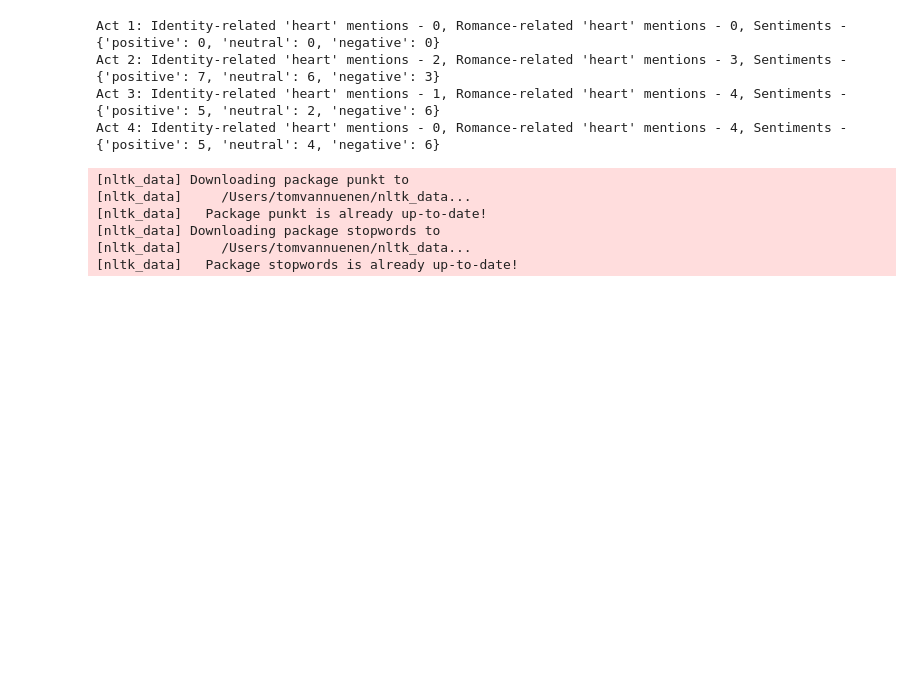
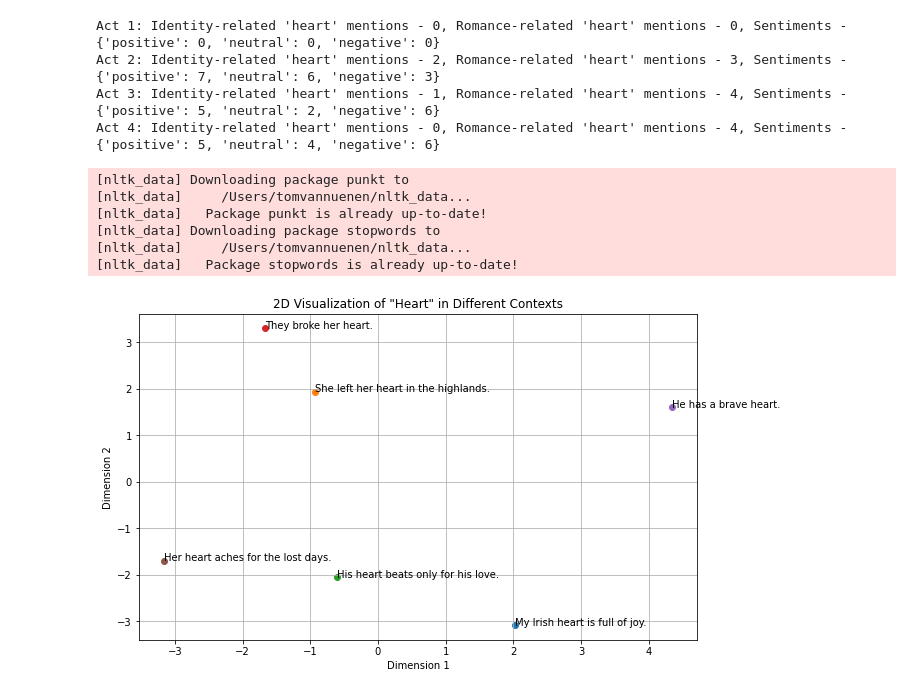
Before and after one commit to dlab-berkeley/DH-Text-Analysis, a Jupyter notebook: Q&A/pastoral-rural.ipynb, the cells around one changed output. Cells and saved outputs as stored; diff of their text form; code cells hidden in the pictures; blank space fills up the shorter version.

```diff
--- a/Q&A/pastoral-rural.ipynb
+++ b/Q&A/pastoral-rural.ipynb
@@ -217,6 +217,13 @@ nltk.download('stopwords')
 # Load the text
 with open('../data/3_main_boucicault-dion-and-griffin-gerald_the-colleen-bawn.allchunks_cleaned.txt', 'r', encoding='utf-8') as file:
     text = file.read()
+
+# Find the start of "ACT I"
+act_i_start = text.find('ACT I')
+
+# Remove everything before "ACT I"
+if act_i_start != -1:
+    text = text[act_i_start:]
 
 # Example of dividing text into acts or scenes (adjust the regex according to your text structure)
 segments = re.split(r'ACT [IVX]+', text)  # Splits on "ACT" followed by a roman numeral
@@ -265,3 +272,57 @@ Act 4: Identity-related 'heart' mentions - 0, Romance-related 'heart' mentions -
 [nltk_data] Downloading package stopwords to
 [nltk_data]     /Users/tomvannuenen/nltk_data...
 [nltk_data]   Package stopwords is already up-to-date!
+# %%
+import torch
+from transformers import BertTokenizer, BertModel
+from sklearn.manifold import TSNE
+import matplotlib.pyplot as plt
+from sklearn.decomposition import PCA
+
+# Load pre-trained BERT model and tokenizer
+tokenizer = BertTokenizer.from_pretrained('bert-base-uncased')
+model = BertModel.from_pretrained('bert-base-uncased')
+
+def get_bert_embeddings(text):
+    # Tokenize input text and convert to tensor
+    inputs = tokenizer(text, return_tensors="pt", padding=True, truncation=True, max_length=512)
+    # Get embeddings from BERT
+    outputs = model(**inputs)
+    # Use the mean of the last hidden state as the sentence embedding
+    return outputs.last_hidden_state.mean(dim=1).squeeze().detach().numpy()
+
+# Sample texts containing "heart"
+texts = [
+    "My Irish heart is full of joy.",
+    "She left her heart in the highlands.",
+    "His heart beats only for his love.",
+    "They broke her heart.",
+    "He has a brave heart.",
+    "Her heart aches for the lost days."
+]
+
+# Generate embeddings
+embeddings = np.array([get_bert_embeddings(text) for text in texts])
+
+# Check the number of samples
+n_samples = len(texts)
+if n_samples > 10:
+    tsne = TSNE(n_components=2, perplexity=max(5, n_samples/3), random_state=42)
+    embeddings_2d = tsne.fit_transform(embeddings)
+else:
+    pca = PCA(n_components=2)
+    embeddings_2d = pca.fit_transform(embeddings)
+
+# Plot
+plt.figure(figsize=(10, 6))
+for i, text in enumerate(texts):
+    plt.scatter(embeddings_2d[i, 0], embeddings_2d[i, 1])
+    plt.annotate(text, (embeddings_2d[i, 0], embeddings_2d[i, 1]))
+
+plt.title('2D Visualization of "Heart" in Different Contexts')
+plt.xlabel('Dimension 1')
+plt.ylabel('Dimension 2')
+plt.grid(True)
+plt.show()
+# %% [output]
+[figure, added]
```
